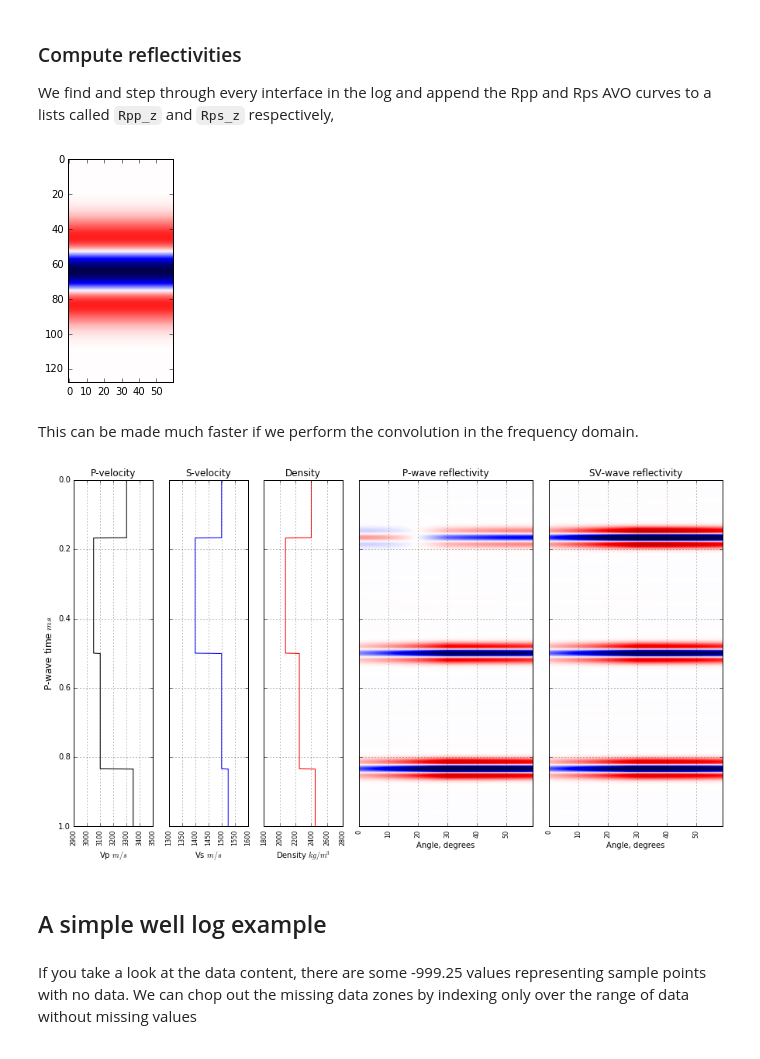
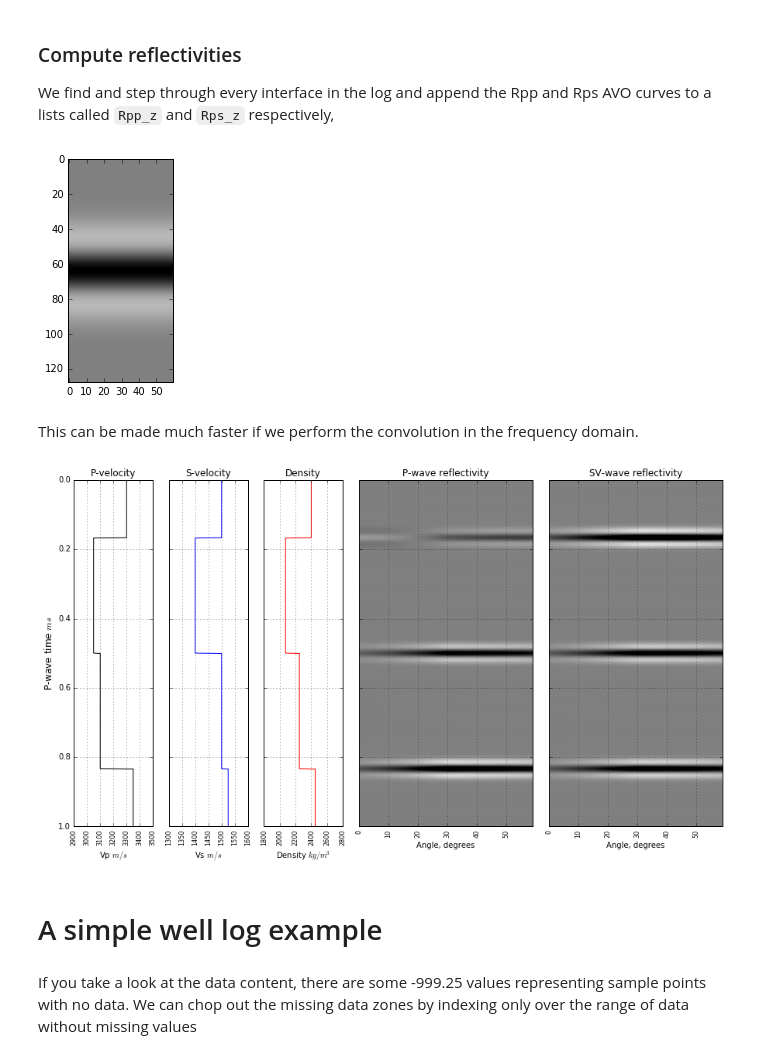
Before and after one commit to EvanBianco/notebooks, a Jupyter notebook: PP_and_PS_synthetic_gathers.ipynb, the cells around one changed output. Drawn from its saved outputs; the diff is of its cells as text; code cells hidden in the pictures.

Commit message:
changed seismic display to gray

```diff
--- a/PP_and_PS_synthetic_gathers.ipynb
+++ b/PP_and_PS_synthetic_gathers.ipynb
@@ -142,14 +142,14 @@ Rps = np.asarray(Rps)
 # %%
 from agilegeo.wavelet import ricker
 w = ricker(duration=0.128, dt=0.001, f=20)
 
 traces = theta1.size
 w = np.tile(w, traces).reshape(traces, w.size).T
 
-plt.imshow(w, cmap='seismic_r', clim=[-1,1])
+plt.imshow(w, cmap='gray_r', clim=[-1,1])
 plt.show()
 # %% [output]
-[figure, old version]
+[figure, new version]
 # %%
 from scipy.signal import fftconvolve
 
@@ -213,7 +213,7 @@ for label in labels:
     label.set_fontsize(fs)
 
 # Plot the PP reflectivities as an image
-ax4.imshow(syn_pp, cmap='seismic_r', clim=[-max_val,max_val], extent = [min(theta1),max(theta1),0.5,0], aspect='auto')
+ax4.imshow(syn_pp, cmap='gray_r', clim=[-max_val,max_val], extent = [min(theta1),max(theta1),0.5,0], aspect='auto')
 ax4.set_title('P-wave reflectivity')
 ax4.set_yticklabels([])
 ax4.set_xlabel(r'Angle, degrees')
@@ -224,7 +224,7 @@ for label in labels:
     label.set_fontsize(fs)
 
 # Plot the PS reflectivities as an image
-ax5.imshow(syn_ps, cmap='seismic_r', clim=[-max_val,max_val], extent = [min(theta1),max(theta1),0.5,0], aspect='auto')
+ax5.imshow(syn_ps, cmap='gray_r', clim=[-max_val,max_val], extent = [min(theta1),max(theta1),0.5,0], aspect='auto')
 ax5.set_title('SV-wave reflectivity')
 ax5.set_yticklabels([])
 ax5.set_xlabel(r'Angle, degrees')
@@ -236,9 +236,9 @@ for label in labels:
 
 plt.show()
 # %% [output]
-[figure, old version]
+[figure, new version]
 # %% [markdown]
-## A simple well log example
+# A simple well log example
 # %%
 from striplog import Well
 # %%
```
Also changed, not shown: parts of 9 cells of this notebook.
